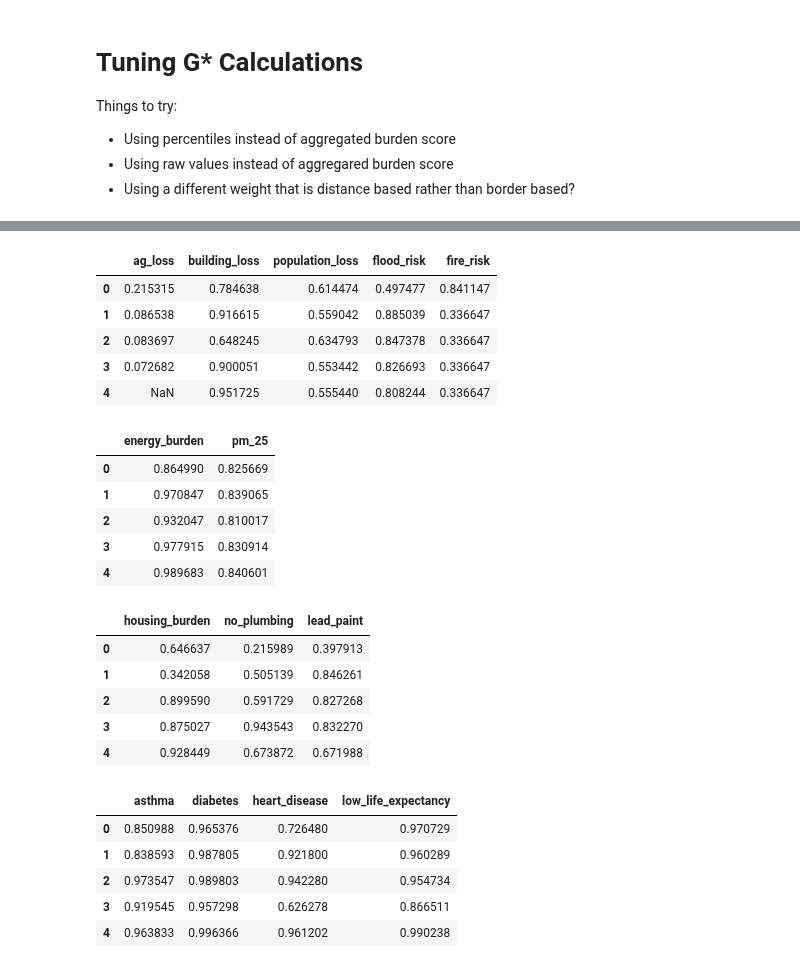
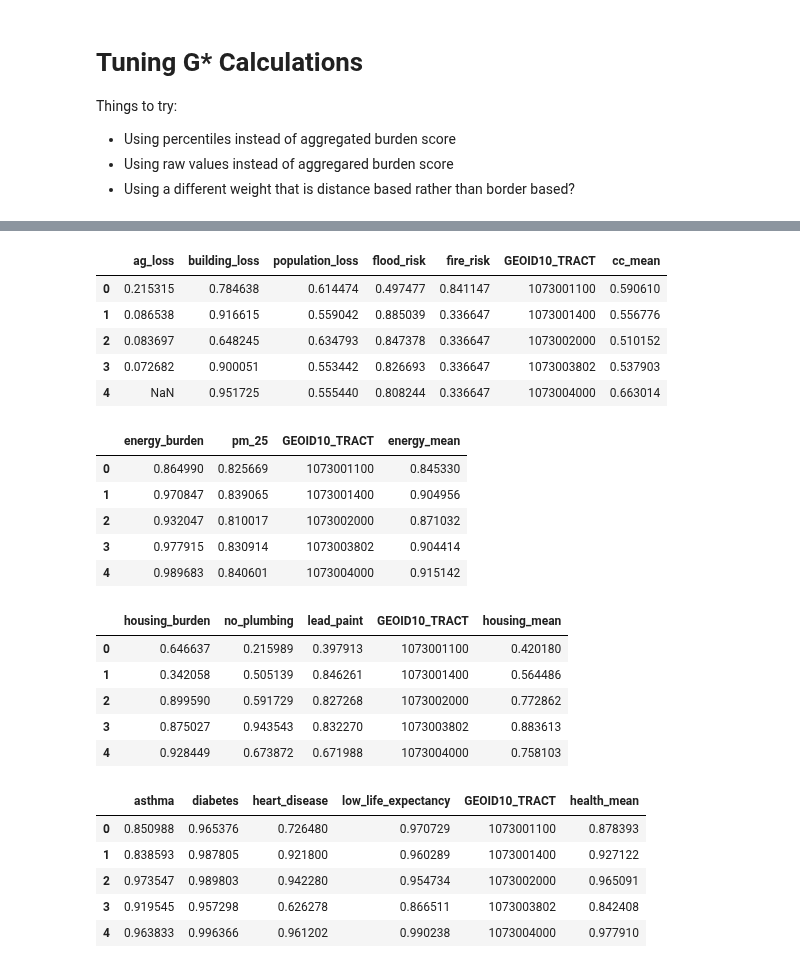
Before and after one commit to haylee360/j40-data-exploration, a Jupyter notebook: gstar-tuning.ipynb, the cells around one changed output, grey strips where cells are left out. Saved outputs shown, nothing was run; the diff lists cells and outputs as text; code cells hidden in the pictures.

```diff
--- a/gstar-tuning.ipynb
+++ b/gstar-tuning.ipynb
@@ -96,72 +64,87 @@ comm_v2.shape
 # %%
+# Climate Change
 cc = usa_v2[['Expected agricultural loss rate (Natural Hazards Risk Index) (percentile)',
             'Expected building loss rate (Natural Hazards Risk Index) (percentile)',
             'Expected population loss rate (Natural Hazards Risk Index) (percentile)',
             'Share of properties at risk of flood in 30 years (percentile)',
-            'Share of properties at risk of fire in 30 years (percentile)']]
+            'Share of properties at risk of fire in 30 years (percentile)',
+            'GEOID10_TRACT']]
 cc =cc.rename(columns={
     'Expected agricultural loss rate (Natural Hazards Risk Index) (percentile)':'ag_loss',
     'Expected building loss rate (Natural Hazards Risk Index) (percentile)':'building_loss',
     'Expected population loss rate (Natural Hazards Risk Index) (percentile)':'population_loss',
     'Share of properties at risk of flood in 30 years (percentile)':'flood_risk',
     'Share of properties at risk of fire in 30 years (percentile)':'fire_risk'
 })
+cc['cc_mean'] = cc[['ag_loss', 'building_loss', 'population_loss', 'flood_risk', 'fire_risk']].mean(axis=1)
+
 cc.head()
 # %% [output]
-|  | ag_loss | building_loss | population_loss | flood_risk | fire_risk |
-| 0 | 0.215315 | 0.784638 | 0.614474 | 0.497477 | 0.841147 |
-| 1 | 0.086538 | 0.916615 | 0.559042 | 0.885039 | 0.336647 |
-| 2 | 0.083697 | 0.648245 | 0.634793 | 0.847378 | 0.336647 |
-| 3 | 0.072682 | 0.900051 | 0.553442 | 0.826693 | 0.336647 |
-| 4 | NaN | 0.951725 | 0.555440 | 0.808244 | 0.336647 |
+|  | ag_loss | building_loss | population_loss | flood_risk | fire_risk | GEOID10_TRACT | cc_mean |
+| 0 | 0.215315 | 0.784638 | 0.614474 | 0.497477 | 0.841147 | 1073001100 | 0.590610 |
+| 1 | 0.086538 | 0.916615 | 0.559042 | 0.885039 | 0.336647 | 1073001400 | 0.556776 |
+| 2 | 0.083697 | 0.648245 | 0.634793 | 0.847378 | 0.336647 | 1073002000 | 0.510152 |
+| 3 | 0.072682 | 0.900051 | 0.553442 | 0.826693 | 0.336647 | 1073003802 | 0.537903 |
+| 4 | NaN | 0.951725 | 0.555440 | 0.808244 | 0.336647 | 1073004000 | 0.663014 |
 # %%
-energy = usa_v2[['Energy burden (percentile)', 'PM2.5 in the air (percentile)']]
+# Energy
+energy = usa_v2[['Energy burden (percentile)', 'PM2.5 in the air (percentile)', 'GEOID10_TRACT']]
 energy = energy.rename(columns={
     'Energy burden (percentile)':'energy_burden',
     'PM2.5 in the air (percentile)':'pm_25'
     })
+energy['energy_mean'] = energy[['energy_burden', 'pm_25']].mean(axis=1)
+
 energy.head()
 # %% [output]
-|  | energy_burden | pm_25 |
-| 0 | 0.864990 | 0.825669 |
-| 1 | 0.970847 | 0.839065 |
-| 2 | 0.932047 | 0.810017 |
-| 3 | 0.977915 | 0.830914 |
-| 4 | 0.989683 | 0.840601 |
+|  | energy_burden | pm_25 | GEOID10_TRACT | energy_mean |
+| 0 | 0.864990 | 0.825669 | 1073001100 | 0.845330 |
+| 1 | 0.970847 | 0.839065 | 1073001400 | 0.904956 |
+| 2 | 0.932047 | 0.810017 | 1073002000 | 0.871032 |
+| 3 | 0.977915 | 0.830914 | 1073003802 | 0.904414 |
+| 4 | 0.989683 | 0.840601 | 1073004000 | 0.915142 |
 # %%
+# Housing
 housing = usa_v2[['Housing burden (percent) (percentile)',
                 'Share of homes with no kitchen or indoor plumbing (percent) (percentile)',
-                'Percent pre-1960s housing (lead paint indicator) (percentile)']]
+                'Percent pre-1960s housing (lead paint indicator) (percentile)',
+                'GEOID10_TRACT']]
 housing = housing.rename(columns={
     'Housing burden (percent) (percentile)':'housing_burden',
     'Share of homes with no kitchen or indoor plumbing (percent) (percentile)':'no_plumbing',
     'Percent pre-1960s housing (lead paint indicator) (percentile)':'lead_paint'
 })
+housing['housing_mean'] = housing[['housing_burden', 'no_plumbing', 'lead_paint']].mean(axis=1)
+
 housing.head()
 # %% [output]
-|  | housing_burden | no_plumbing | lead_paint |
-| 0 | 0.646637 | 0.215989 | 0.397913 |
-| 1 | 0.342058 | 0.505139 | 0.846261 |
-| 2 | 0.899590 | 0.591729 | 0.827268 |
-| 3 | 0.875027 | 0.943543 | 0.832270 |
-| 4 | 0.928449 | 0.673872 | 0.671988 |
+|  | housing_burden | no_plumbing | lead_paint | GEOID10_TRACT | housing_mean |
+| 0 | 0.646637 | 0.215989 | 0.397913 | 1073001100 | 0.420180 |
+| 1 | 0.342058 | 0.505139 | 0.846261 | 1073001400 | 0.564486 |
+| 2 | 0.899590 | 0.591729 | 0.827268 | 1073002000 | 0.772862 |
+| 3 | 0.875027 | 0.943543 | 0.832270 | 1073003802 | 0.883613 |
+| 4 | 0.928449 | 0.673872 | 0.671988 | 1073004000 | 0.758103 |
 # %%
+# Health
 health = usa_v2[['Current asthma among adults aged greater than or equal to 18 years (percentile)',
                 'Diagnosed diabetes among adults aged greater than or equal to 18 years (percentile)',
                 'Coronary heart disease among adults aged greater than or equal to 18 years (percentile)',
-                'Low life expectancy (percentile)']]
+                'Low life expectancy (percentile)',
+                'GEOID10_TRACT']]
 health = health.rename(columns={
     'Current asthma among adults aged greater than or equal to 18 years (percentile)':'asthma',
     'Diagnosed diabetes among adults aged greater than or equal to 18 years (percentile)':'diabetes',
     'Coronary heart disease among adults aged greater than or equal to 18 years (percentile)':'heart_disease',
     'Low life expectancy (percentile)':'low_life_expectancy'
 })
+health['health_mean'] = health[['asthma', 'diabetes', 'heart_disease', 'low_life_expectancy']].mean(axis=1)
+
 health.head()
 # %% [output]
-|  | asthma | diabetes | heart_disease | low_life_expectancy |
-| 0 | 0.850988 | 0.965376 | 0.726480 | 0.970729 |
-| 1 | 0.838593 | 0.987805 | 0.921800 | 0.960289 |
-| 2 | 0.973547 | 0.989803 | 0.942280 | 0.954734 |
-| 3 | 0.919545 | 0.957298 | 0.626278 | 0.866511 |
-| 4 | 0.963833 | 0.996366 | 0.961202 | 0.990238 |
+|  | asthma | diabetes | heart_disease | low_life_expectancy | GEOID10_TRACT | health_mean |
+| 0 | 0.850988 | 0.965376 | 0.726480 | 0.970729 | 1073001100 | 0.878393 |
+| 1 | 0.838593 | 0.987805 | 0.921800 | 0.960289 | 1073001400 | 0.927122 |
+| 2 | 0.973547 | 0.989803 | 0.942280 | 0.954734 | 1073002000 | 0.965091 |
+| 3 | 0.919545 | 0.957298 | 0.626278 | 0.866511 | 1073003802 | 0.842408 |
+| 4 | 0.963833 | 0.996366 | 0.961202 | 0.990238 | 1073004000 | 0.977910 |
 # %%
```
Also changed, not shown: parts of 19 cells of this notebook, 1 other file.
